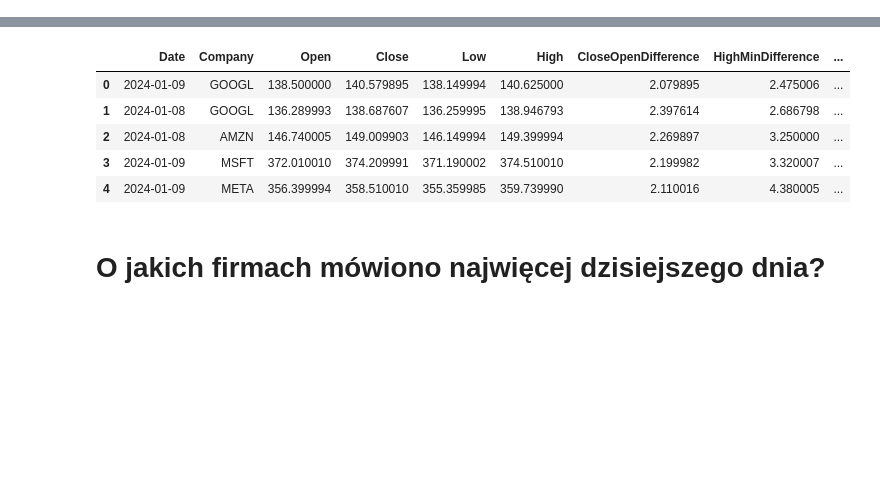
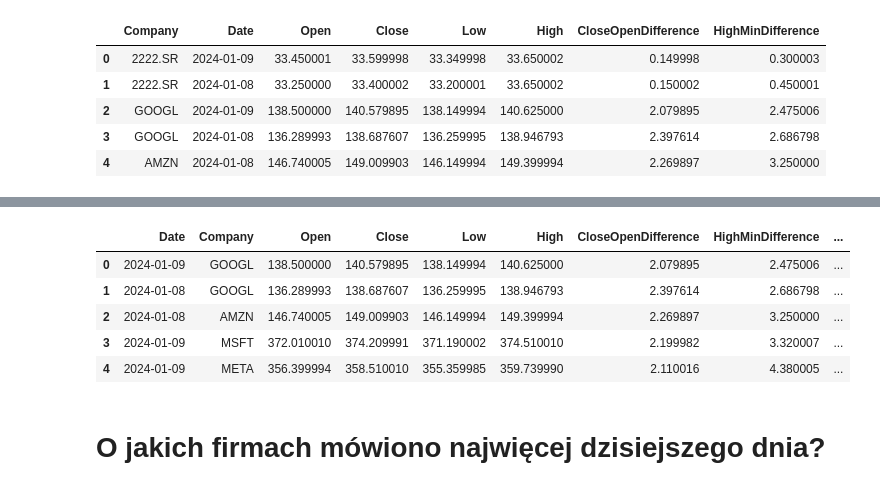
Before and after one commit to dyrewucktv/projekt_bigdata, a Jupyter notebook: notebooks/analysis.ipynb, the cells around one changed output, grey strips where cells are left out. Saved outputs shown, nothing was run; the diff lists cells and outputs as text; code cells hidden in the pictures; blank space fills up the shorter version.

```diff
--- a/notebooks/analysis.ipynb
+++ b/notebooks/analysis.ipynb
@@ -6,6 +6,8 @@ import matplotlib.pyplot as plt
 # %%
 spark = pyspark.sql.SparkSession \
     .builder \
+    .config("deploy-mode", "cluster") \
     .appName("Analysis") \
-    .master("local[*]") \
+    .master("local[2]") \
+    .enableHiveSupport() \
     .getOrCreate()
@@ -20,0 +14,12 @@ df_2 = spark.read.parquet('file:///home/vagrant/projekt_bigdata/aggregates/yfina
+# %%
+df_1 = spark.sql("SELECT * FROM projekt.yfinance_aggregates_financial").toPandas()
+df_2 = spark.sql("SELECT * FROM projekt.yfinance_aggregates_rss").toPandas()
+# %%
+df_1.head()
+# %% [output]
+|  | Company | Date | Open | Close | Low | High | CloseOpenDifference | HighMinDifference |
+| 0 | 2222.SR | 2024-01-09 | 33.450001 | 33.599998 | 33.349998 | 33.650002 | 0.149998 | 0.300003 |
+| 1 | 2222.SR | 2024-01-08 | 33.250000 | 33.400002 | 33.200001 | 33.650002 | 0.150002 | 0.450001 |
+| 2 | GOOGL | 2024-01-09 | 138.500000 | 140.579895 | 138.149994 | 140.625000 | 2.079895 | 2.475006 |
+| 3 | GOOGL | 2024-01-08 | 136.289993 | 138.687607 | 136.259995 | 138.946793 | 2.397614 | 2.686798 |
+| 4 | AMZN | 2024-01-08 | 146.740005 | 149.009903 | 146.149994 | 149.399994 | 2.269897 | 3.250000 |
```
Also changed, not shown: parts of 5 cells of this notebook.
